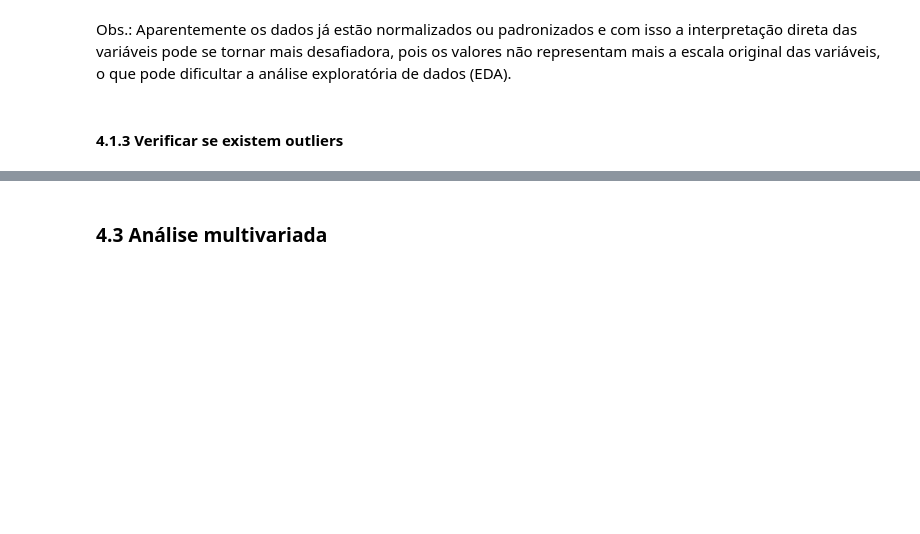
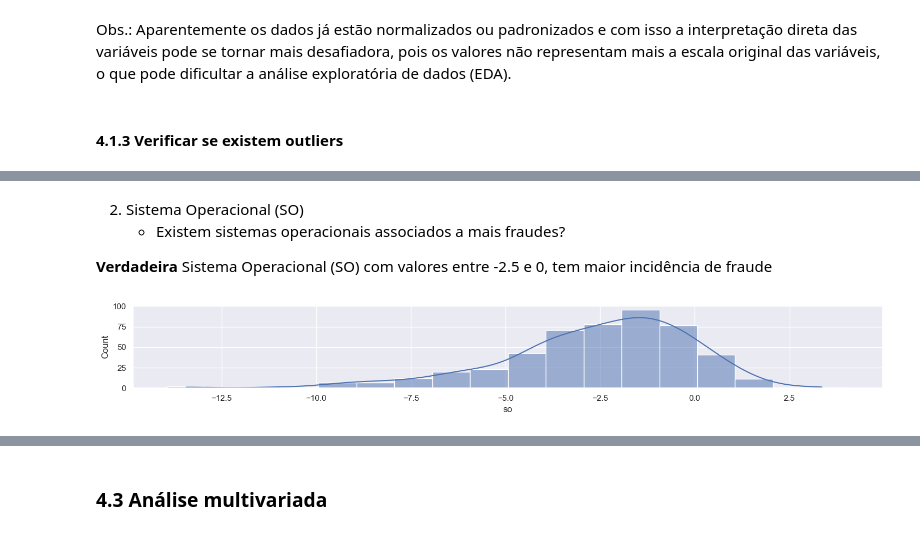
Before and after one commit to leonardonassibfonseca/deteccao_fraude, a Jupyter notebook: notebooks/projeto.ipynb, the cells around one changed output, grey strips where cells are left out. Drawn from its saved outputs; the diff is of its cells as text; code cells hidden in the pictures; blank space fills up the shorter version.

```diff
--- a/notebooks/projeto.ipynb
+++ b/notebooks/projeto.ipynb
@@ -605,0 +683,13 @@ Embora os dados pareçam estar normalizados ou padronizados, ainda há a presen
+# %% [markdown]
+2. Sistema Operacional (SO)
+    - Existem sistemas operacionais associados a mais fraudes?
+
+**Verdadeira** Sistema Operacional (SO) com valores entre -2.5 e 0, tem maior incidência de fraude
+# %%
+plt.figure(figsize = (18, 2))
+
+aux = df4.loc[df4['target'] == 1, 'so']
+sns.histplot(x = aux, kde = True, discrete = True)
+plt.show();
+# %% [output]
+[figure, added]
```
Also changed, not shown: parts of 41 cells of this notebook.
